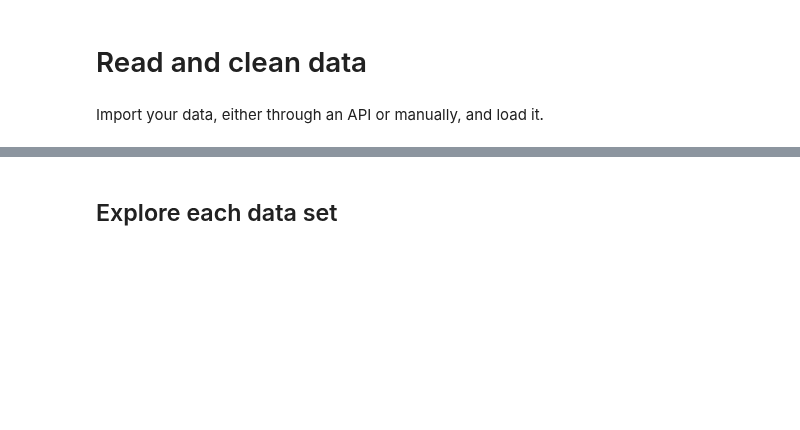
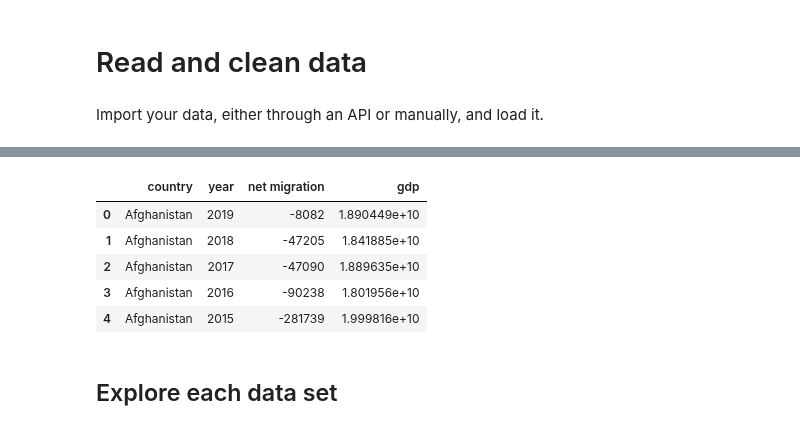
Before and after one commit to NumEconCopenhagen/projects-2023-the-best-duo, a Jupyter notebook: dataproject/dataproject.ipynb, the cells around one changed output, grey strips where cells are left out. Cells and saved outputs as stored; diff of their text form; code cells hidden in the pictures; blank space fills up the shorter version.

```diff
--- a/dataproject/dataproject.ipynb
+++ b/dataproject/dataproject.ipynb
@@ -214,0 +33,6 @@ exch_stud.head(20)
+# %%
+wb_migration = wb.download(indicator='SM.POP.NETM', country=['VEN','MEX', 'AFG', 'USA', 'SSF', 'SGP', 'CHN', 'GBR', 'ESP', 'QAT', 'ROU'], start=1960, end=2019)
+
+wb_migration = wb_migration.rename(columns = {'SM.POP.NETM':'net migration'})
+wb_migration = wb_migration.reset_index()
+wb_migration.sample(5)
@@ -214,0 +59,8 @@ exch_stud.head(20)
+# %%
+# convert year
+wb_migration.year = wb_migration.year.astype(int)
+
+# convert country to the special pandas string type
+wb_migration.country = wb_migration.country.astype('string')
+
+wb_migration.info()
@@ -217,0 +128,6 @@ exch_stud.to_csv('exch_stud.csv', index=False)
+# %%
+wb_gdp = wb.download(indicator='NY.GDP.MKTP.CD', country=['VEN','MEX', 'AFG', 'USA', 'SSF', 'SGP', 'CHN', 'GBR', 'ESP', 'QAT', 'ROU'], start=1960, end=2019)
+
+wb_gdp = wb_gdp.rename(columns = {'NY.GDP.MKTP.CD':'gdp'})
+wb_gdp = wb_gdp.reset_index()
+wb_gdp.sample(5)
@@ -217,0 +141,8 @@ exch_stud.to_csv('exch_stud.csv', index=False)
+# %%
+# convert year
+wb_gdp.year = wb_gdp.year.astype(int)
+
+# convert country to the special pandas string type
+wb_gdp.country = wb_gdp.country.astype('string')
+
+wb_gdp.info()
@@ -218,3 +162,13 @@ exch_stud.to_csv('exch_stud.csv', index=False)
+# %%
+wb = pd.merge(wb_migration, wb_gdp, how = 'outer', on = ['country','year']);
+wb.head(5)
+# %% [output]
+|  | country | year | net migration | gdp |
+| 0 | Afghanistan | 2019 | -8082 | 1.890449e+10 |
+| 1 | Afghanistan | 2018 | -47205 | 1.841885e+10 |
+| 2 | Afghanistan | 2017 | -47090 | 1.889635e+10 |
+| 3 | Afghanistan | 2016 | -90238 | 1.801956e+10 |
+| 4 | Afghanistan | 2015 | -281739 | 1.999816e+10 |
 # %% [markdown]
 ## Explore each data set
 # %% [markdown]
```
Also changed, not shown: parts of 20 cells of this notebook, 4 other files.
